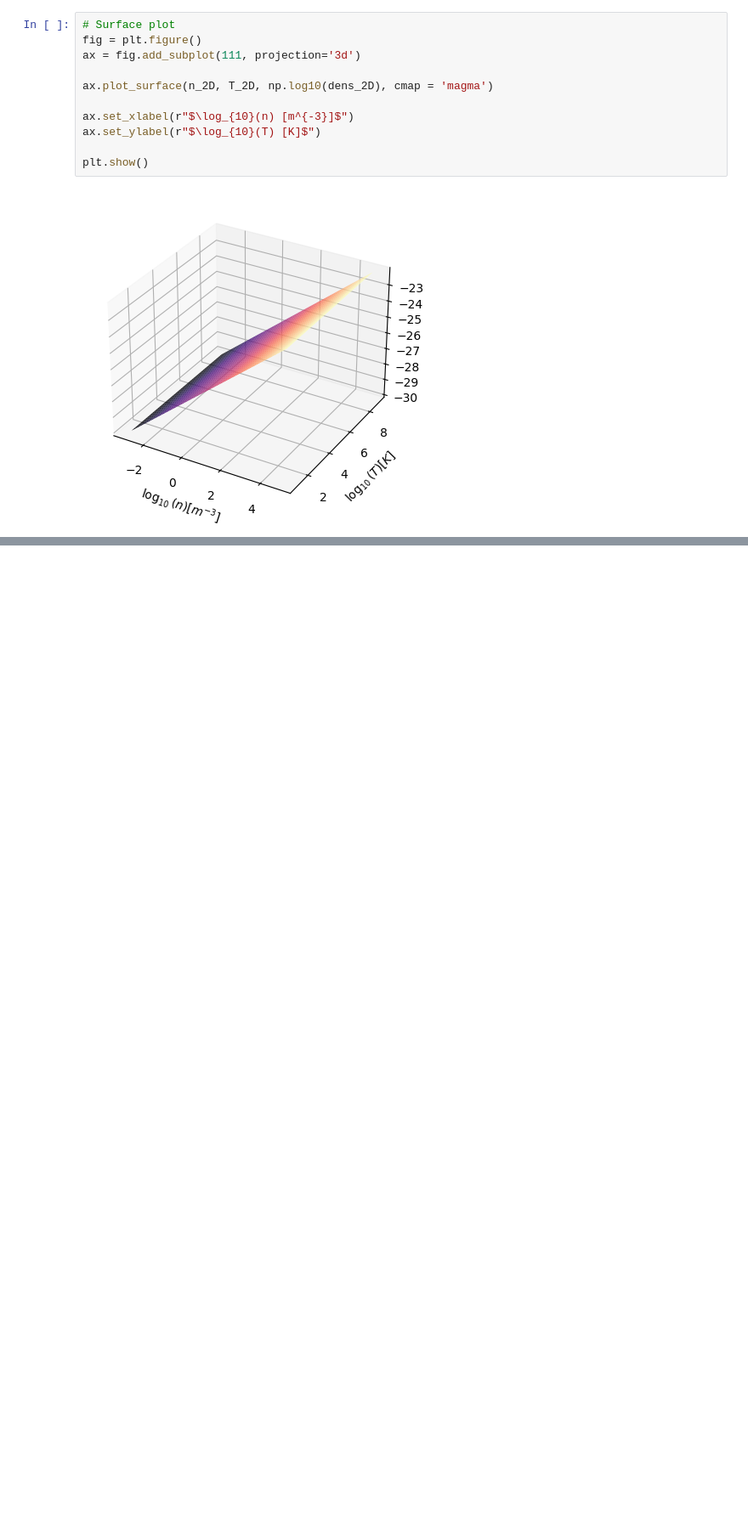
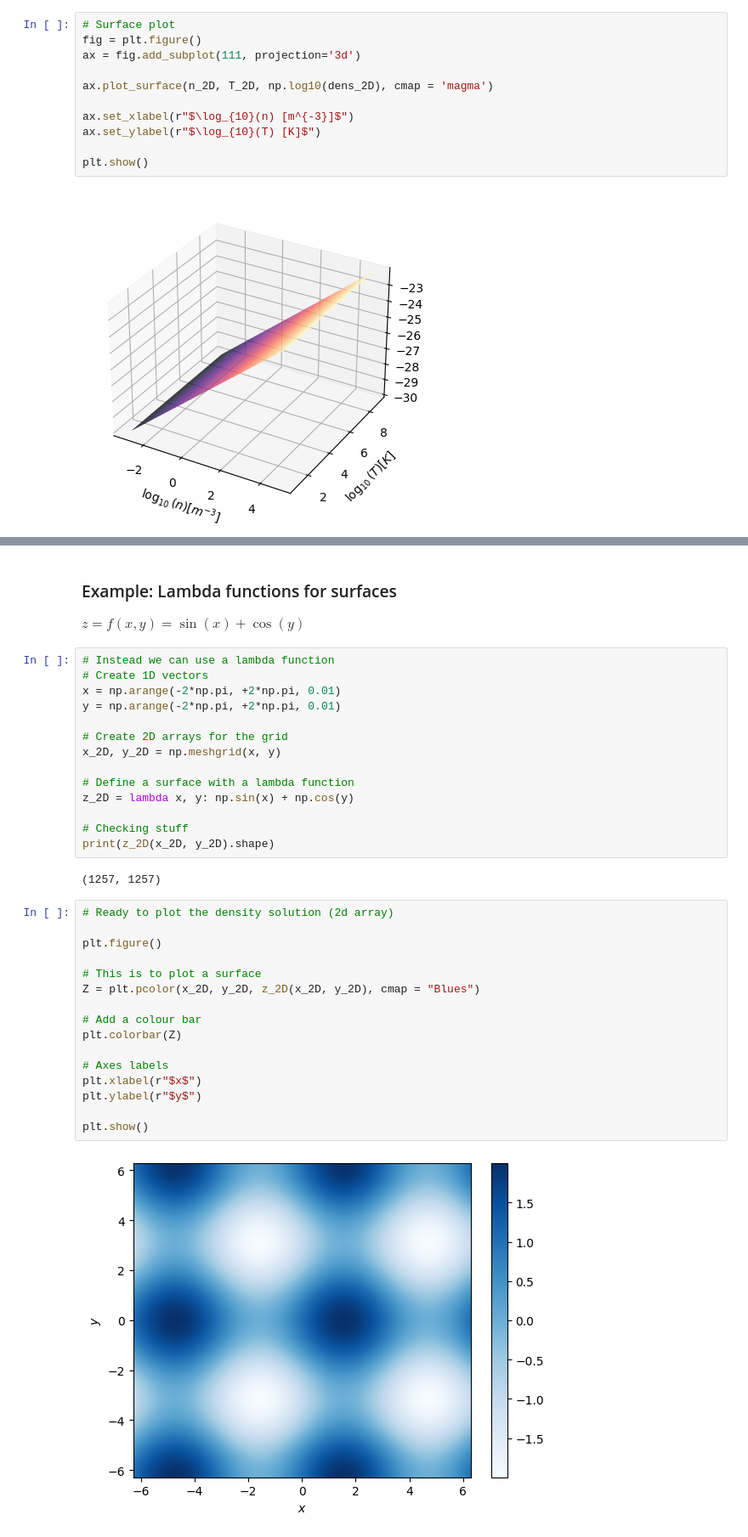
Before and after one commit to wbandabarragan/computational-physics-1, a Jupyter notebook: unit-1/107-Python-Functions.ipynb, the cells around one changed output, grey strips where cells are left out. Shown at 85% size. Drawn from its saved outputs; the diff is of its cells as text; blank space fills up the shorter version.

```diff
--- a/unit-1/107-Python-Functions.ipynb
+++ b/unit-1/107-Python-Functions.ipynb
@@ -232,0 +266,38 @@ plt.show()
+# %% [markdown]
+### Example: Lambda functions for surfaces
+
+$z = f(x,y) = \sin(x) + \cos(y)$
+# %%
+# Instead we can use a lambda function
+# Create 1D vectors
+x = np.arange(-2*np.pi, +2*np.pi, 0.01)
+y = np.arange(-2*np.pi, +2*np.pi, 0.01)
+
+# Create 2D arrays for the grid
+x_2D, y_2D = np.meshgrid(x, y)
+
+# Define a surface with a lambda function
+z_2D = lambda x, y: np.sin(x) + np.cos(y)
+
+# Checking stuff
+print(z_2D(x_2D, y_2D).shape)
+# %% [output]
+(1257, 1257)
+# %%
+# Ready to plot the density solution (2d array)
+
+plt.figure()
+
+# This is to plot a surface
+Z = plt.pcolor(x_2D, y_2D, z_2D(x_2D, y_2D), cmap = "Blues")
+
+# Add a colour bar
+plt.colorbar(Z)
+
+# Axes labels
+plt.xlabel(r"$x$")
+plt.ylabel(r"$y$")
+
+plt.show()
+# %% [output]
+[figure, added]
```
Also changed, not shown: parts of 9 cells of this notebook.
